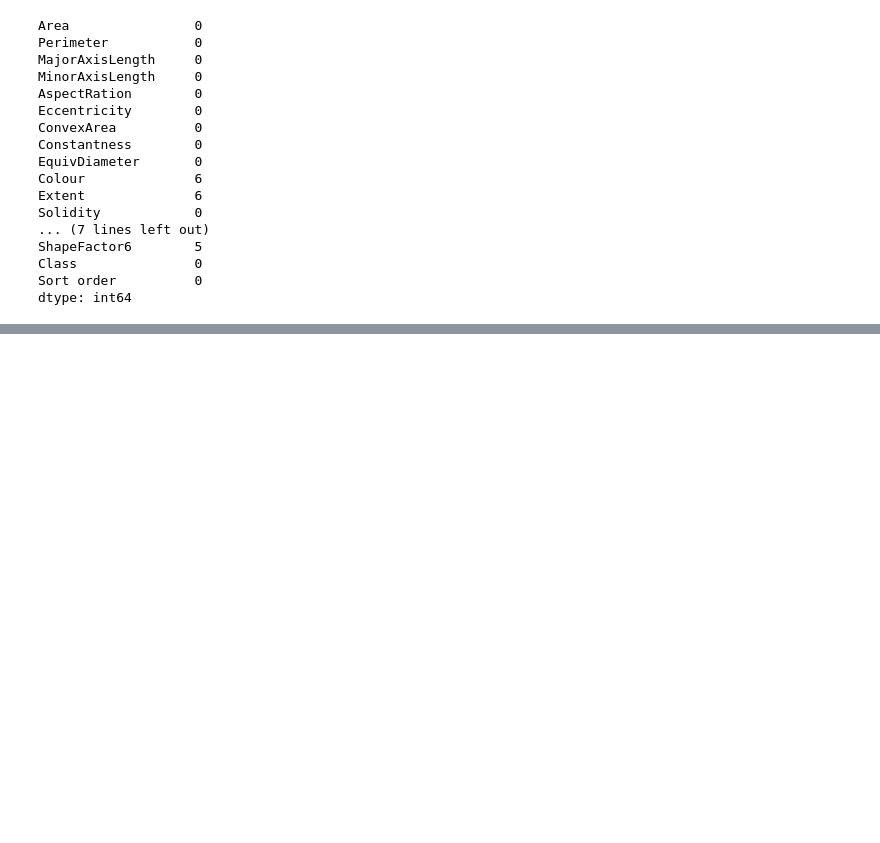
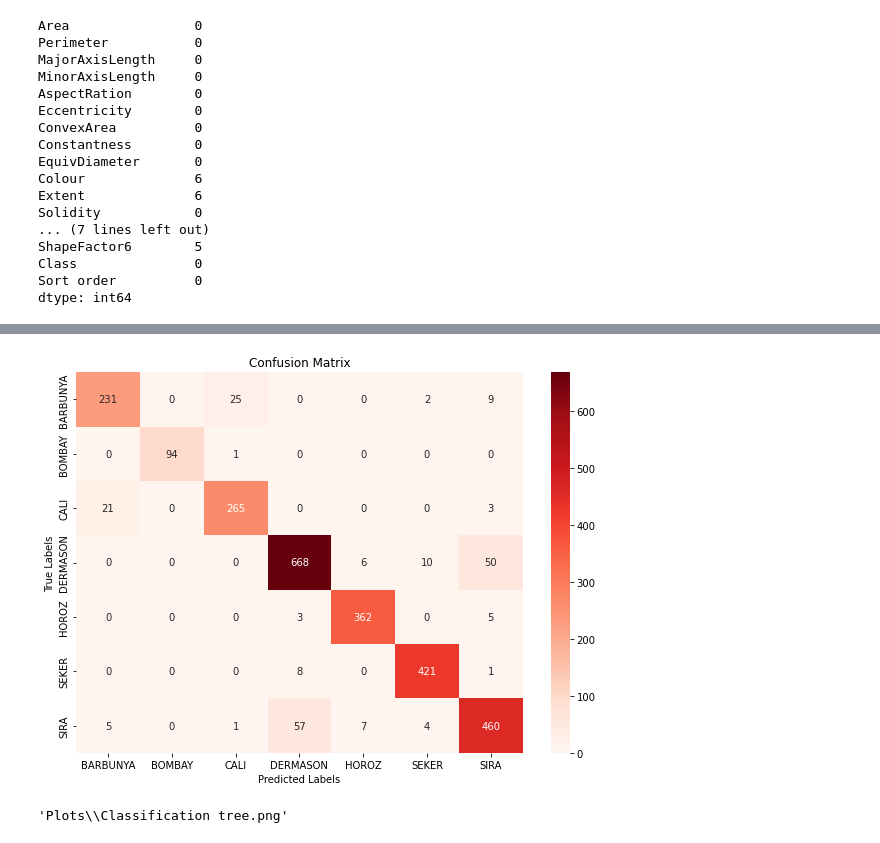
Before and after one commit to AndrevdM02/ML441Assignments, a Jupyter notebook: Assignment1/Classification_Tree.ipynb, the cells around one changed output, grey strips where cells are left out. Saved outputs shown, nothing was run; the diff lists cells and outputs as text; code cells hidden in the pictures; blank space fills up the shorter version.

Commit message:
Classification tree hyperparameter tuning

```diff
--- a/Assignment1/Classification_Tree.ipynb
+++ b/Assignment1/Classification_Tree.ipynb
@@ -356,0 +281,10 @@ plt.show()
+# %%
+from myTree import ClassificationTree
+
+X = Beans.drop(['Sort order', 'Class'], axis = 1)
+y = Beans['Class']
+
+X_train, X_test, y_train, y_test = train_test_split(X, y, test_size=0.2, random_state=0)
+
+mytree = ClassificationTree(max_depth=12, min_samples_split=4, random_state=0, data_split_size=0.2)
+mytree.fit(X_train, y_train)
@@ -356,0 +324,3 @@ plt.show()
+# %%
+y_pred = mytree.predict(X_test)
+y_pred
@@ -356,0 +344,8 @@ plt.show()
+# %%
+y_test_str = np.array(y_test, dtype=str)
+print(np.unique(y_test_str))
+y_pred_str = np.array(y_pred, dtype=str)
+print(np.unique(y_pred_str))
+print(pd.Series(y_pred_str).value_counts())
+print('Classification Report:')
+print(classification_report(y_test_str, y_pred_str, target_names=np.unique(y_test_str)))
@@ -356,0 +370,27 @@ plt.show()
+# %%
+from sklearn.metrics import confusion_matrix
+import pandas as pd
+import seaborn as sns
+import matplotlib.pyplot as plt
+
+# Create confusion matrix
+cm = confusion_matrix(y_test_str, y_pred_str, labels=np.unique(y_test_str))
+
+# Convert to DataFrame for better visualization
+cm_df = pd.DataFrame(cm, index=np.unique(y_test_str), columns=np.unique(y_test_str))
+
+# Plot confusion matrix
+plt.figure(figsize=(10, 7))
+sns.heatmap(cm_df, annot=True, fmt='d', cmap='Reds', cbar=True,
+            xticklabels=np.unique(y_test_str), yticklabels=np.unique(y_test_str))
+plt.xlabel('Predicted Labels')
+plt.ylabel('True Labels')
+plt.title('Confusion Matrix')
+plt.show()
+# %% [output]
+[figure, added]
+# %%
+tree = mytree.visualize_tree()
+tree.render('Plots/Classification tree', format='png', cleanup=True)
+# %% [output]
+'Plots\\Classification tree.png'
```
Also changed, not shown: parts of 28 cells of this notebook, 2 other files.
